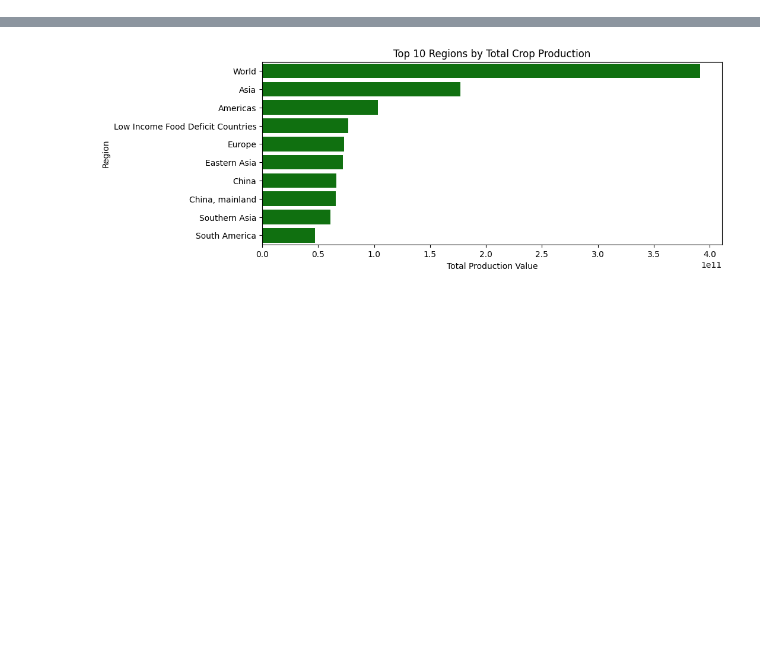
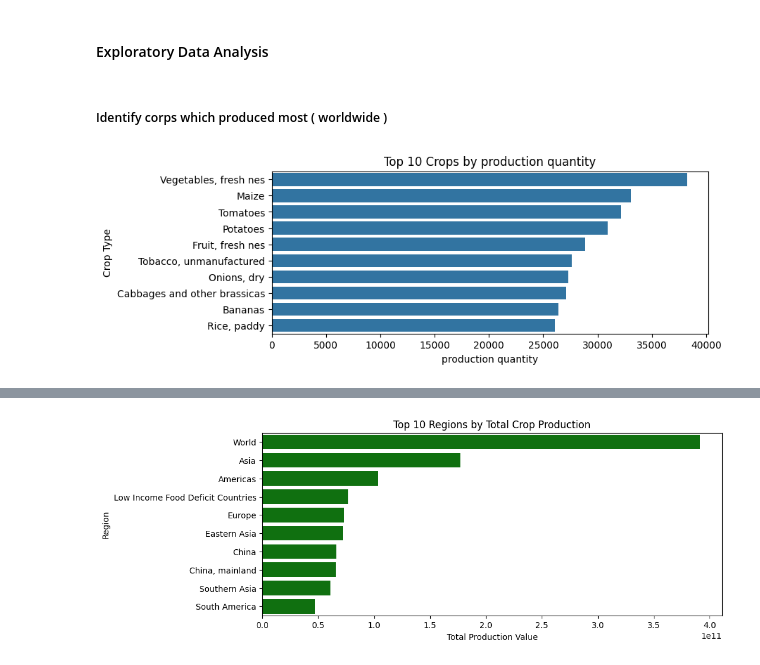
Before and after one commit to nehay24/CSCN8030_Food_Bank_Analysis, a Jupyter notebook: Food_Bank_Analysis.ipynb, the cells around one changed output, grey strips where cells are left out. Drawn from its saved outputs; the diff is of its cells as text; code cells hidden in the pictures; blank space fills up the shorter version.

```diff
--- a/Food_Bank_Analysis.ipynb
+++ b/Food_Bank_Analysis.ipynb
@@ -1,4 +12,4 @@
 # %%
-import pandas as pd
-crop_df = pd.read_csv("C:\\Neha\\Conestoga\\CSCN8010\\CSCN8010\\Artificial_Intelligence_for_Business_Intelligence\\Dataset\\crop1.csv")
-live_df = pd.read_csv("C:\\Neha\\Conestoga\\CSCN8010\\CSCN8010\\Artificial_Intelligence_for_Business_Intelligence\\Dataset\\live1.csv")
+
+crop_df = pd.read_csv(".\\data\\crop1.csv")
+live_df = pd.read_csv(".\\data\\live1.csv")
@@ -59,0 +75,18 @@ plt.show()
+# %% [markdown]
+#### Exploratory Data Analysis
+# %% [markdown]
+##### Identify corps which produced most ( worldwide )
+# %%
+
+# Top crops
+top_crops = crop_df_cleaned['Item'].value_counts().head(10)
+crop_trend = crop_df_cleaned.groupby('Year')['Value'].sum() # Trend of crop production over the years
+
+plt.figure(figsize=(8, 3)) # Top crops by frequency
+sns.barplot(x=top_crops.values, y=top_crops.index)
+plt.title("Top 10 Crops by production quantity")
+plt.xlabel("production quantity")
+plt.ylabel("Crop Type")
+plt.show()
+# %% [output]
+[figure, added]
```
Also changed, not shown: parts of 18 cells of this notebook, 2 other files.
